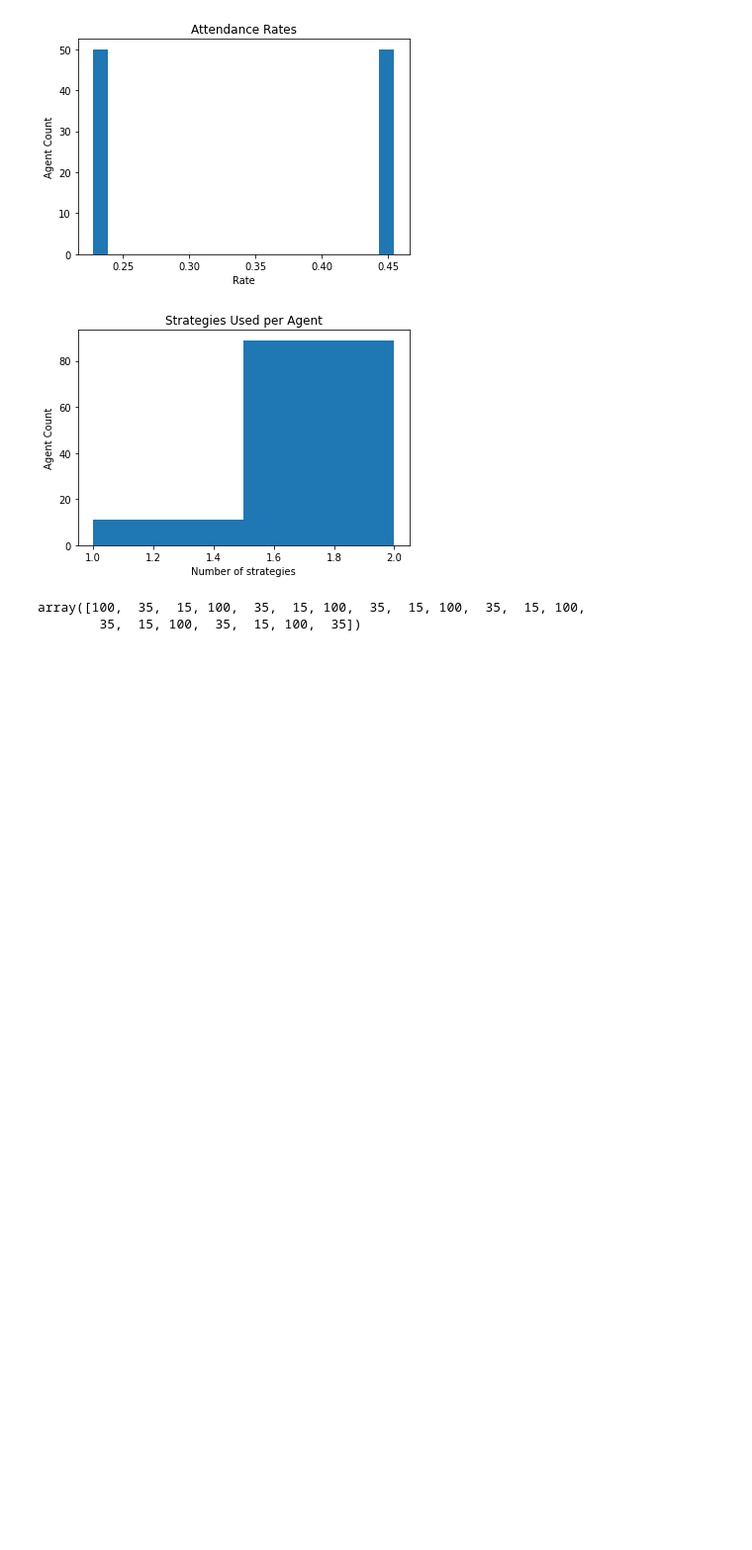
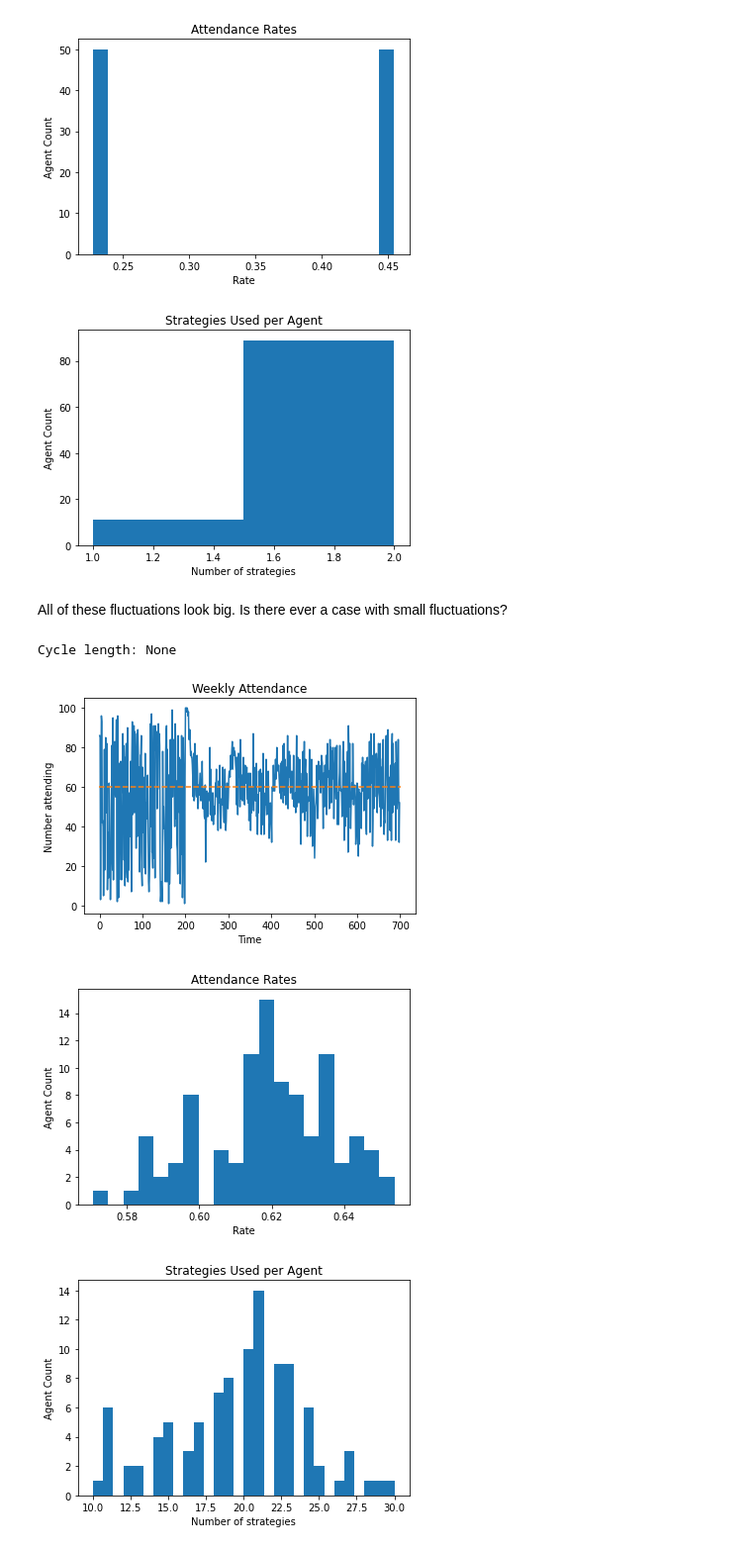
Before and after one commit to rebeku/El-Farol-Bar-Problem, a Jupyter notebook: V2/Experiments.ipynb, the cells around one changed output. Shown at 99% size. Saved outputs shown, nothing was run; the diff lists cells and outputs as text; code cells hidden in the pictures; blank space fills up the shorter version.

```diff
--- a/V2/Experiments.ipynb
+++ b/V2/Experiments.ipynb
@@ -347,9 +347,12 @@ Cycle length: 6
 [figure]
 [figure]
 [figure]
-# %%
-hist, best_strat, pred_history = run_simulation(memory=2, strategies=2, seed=24, n_iter=200)
-hist[-20:]
-# %% [output]
-array([100,  35,  15, 100,  35,  15, 100,  35,  15, 100,  35,  15, 100,
-        35,  15, 100,  35,  15, 100,  35])
+# %% [markdown]
+All of these fluctuations look big.  Is there ever a case with small fluctuations?
+# %%
+summarize_run(seed=444445, n_iter=500, strategies=100, memory=100)
+# %% [output]
+Cycle length: None
+[figure, added]
+[figure, added]
+[figure, added]
```
Also changed, not shown: parts of 27 cells of this notebook, 5 other files.
